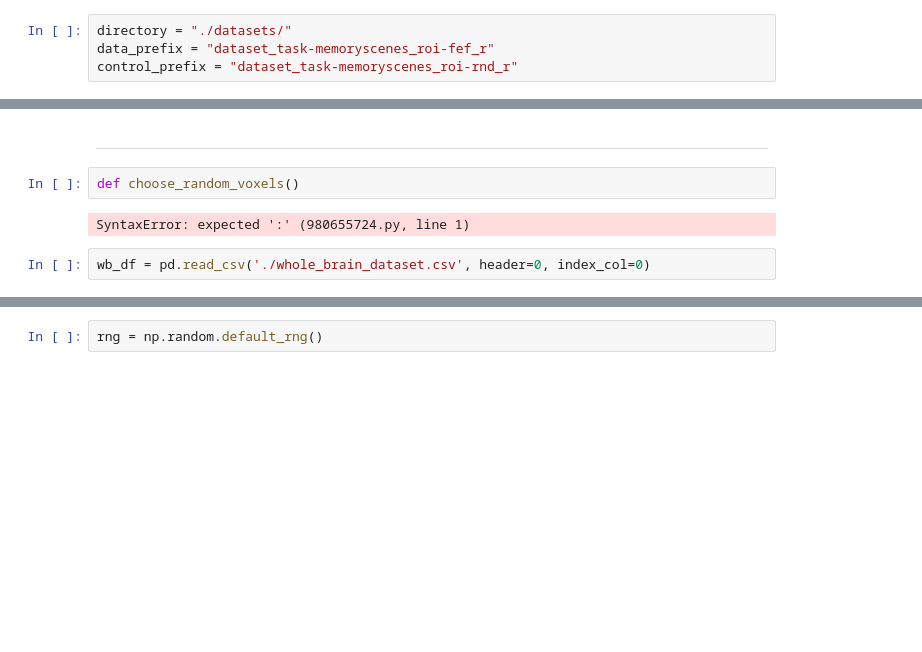
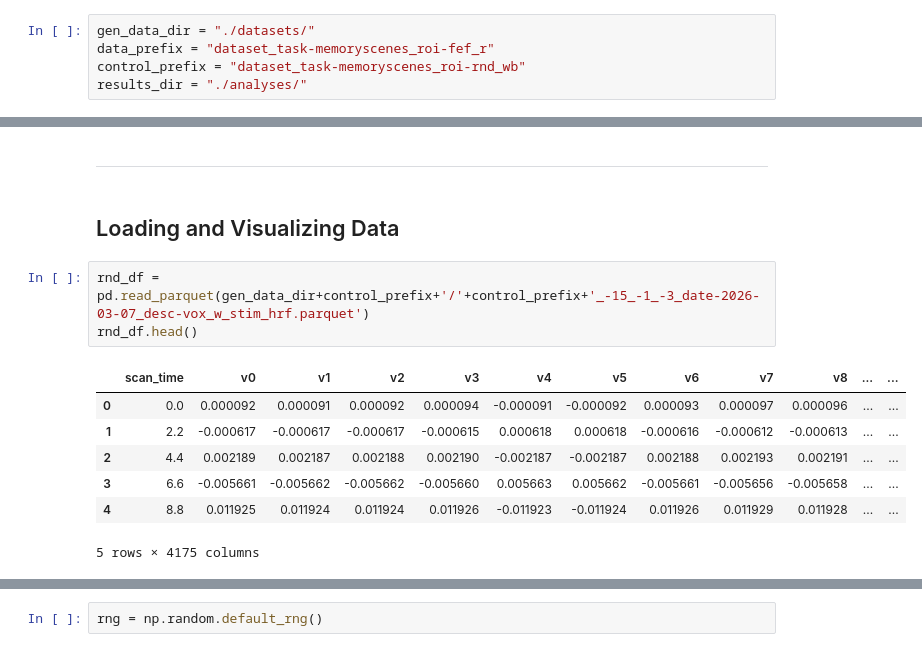
Before and after one commit to fjrrk/fef-analysis, a Jupyter notebook: scripts/Part 02 - Data Exploration.ipynb, the cells around one changed output, grey strips where cells are left out. Drawn from its saved outputs; the diff is of its cells as text; blank space fills up the shorter version.

Commit message:
Refactoring exploratory data analysis stage.

```diff
--- a/scripts/Part 02 - Data Exploration.ipynb
+++ b/scripts/Part 02 - Data Exploration.ipynb
@@ -12,9 +13,10 @@ import plotly.express as px
 # %% [markdown]
 Now that we have a dataset, the first thing we need to do is load it and visualize it.
 # %%
-directory = "./datasets/"
+gen_data_dir = "./datasets/"
 data_prefix = "dataset_task-memoryscenes_roi-fef_r"
-control_prefix = "dataset_task-memoryscenes_roi-rnd_r"
+control_prefix = "dataset_task-memoryscenes_roi-rnd_wb"
+results_dir = "./analyses/"
 # %% [markdown]
 Unfortunately, it isn't possible to visualize all the voxels. However, what we can do is reduce the dimensions as much as possible. Let's aim to capture at least 97% of the data. One option is of course, t-SNE, but let's try PCA first to get rid of the noise.
 # %%
@@ -60,10 +62,17 @@ def visualize_3d_data(df_3d, roi_label, color_by=None):
     fig.show(renderer="iframe")
 # %% [markdown]
 ------------
-# %%
-def choose_random_voxels()
-# %% [output]
-SyntaxError: expected ':' (980655724.py, line 1)
+# %% [markdown]
+## Loading and Visualizing Data ##
 # %%
-wb_df = pd.read_csv('./whole_brain_dataset.csv', header=0, index_col=0)
+rnd_df = pd.read_parquet(gen_data_dir+control_prefix+'/'+control_prefix+'_-15_-1_-3_date-2026-03-07_desc-vox_w_stim_hrf.parquet')
+rnd_df.head()
+# %% [output]
+|  | scan_time | v0 | v1 | v2 | v3 | v4 | v5 | v6 | v7 | v8 | ... | ... |
+| 0 | 0.0 | 0.000092 | 0.000091 | 0.000092 | 0.000094 | -0.000091 | -0.000092 | 0.000093 | 0.000097 | 0.000096 | ... | ... |
+| 1 | 2.2 | -0.000617 | -0.000617 | -0.000617 | -0.000615 | 0.000618 | 0.000618 | -0.000616 | -0.000612 | -0.000613 | ... | ... |
+| 2 | 4.4 | 0.002189 | 0.002187 | 0.002188 | 0.002190 | -0.002187 | -0.002187 | 0.002188 | 0.002193 | 0.002191 | ... | ... |
+| 3 | 6.6 | -0.005661 | -0.005662 | -0.005662 | -0.005660 | 0.005663 | 0.005662 | -0.005661 | -0.005656 | -0.005658 | ... | ... |
+| 4 | 8.8 | 0.011925 | 0.011924 | 0.011924 | 0.011926 | -0.011923 | -0.011924 | 0.011926 | 0.011929 | 0.011928 | ... | ... |
+5 rows × 4175 columns
 # %%
```
Also changed, not shown: parts of 4 cells of this notebook, 2 other files.
